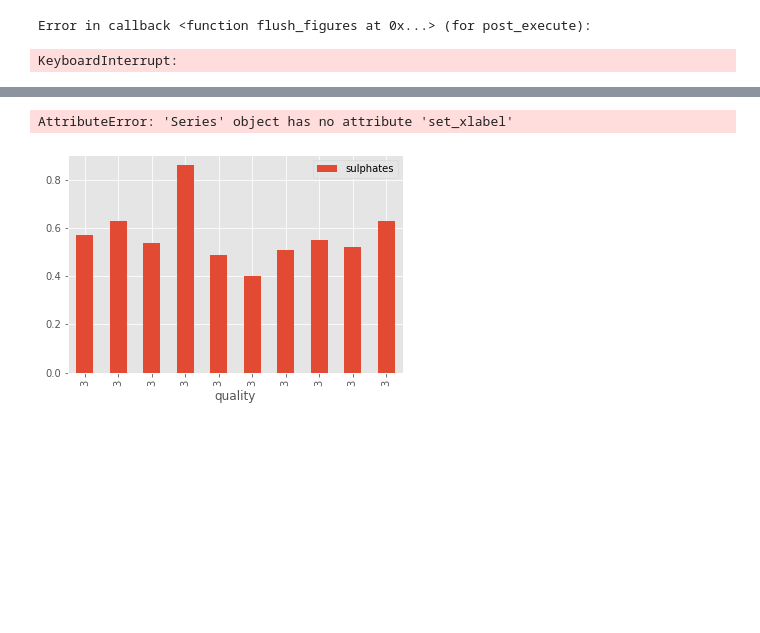
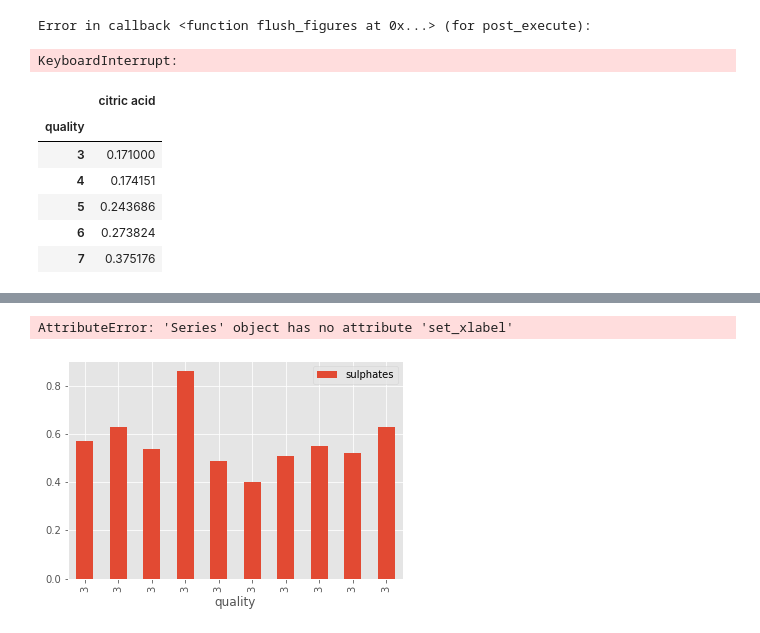
Before and after one commit to pniksa/Day8, a Jupyter notebook: Visualization.ipynb, the cells around one changed output, grey strips where cells are left out. Saved outputs shown, nothing was run; the diff lists cells and outputs as text; code cells hidden in the pictures; blank space fills up the shorter version.

```diff
--- a/Visualization.ipynb
+++ b/Visualization.ipynb
@@ -125,3 +125,14 @@ plot2.set_ylabel('sulphates')
 Text(0, 0.5, 'sulphates')
 Error in callback <function flush_figures at 0x...> (for post_execute):
 KeyboardInterrupt:
+# %%
+qualgroup = df.groupby('quality').agg('mean')
+qualgroup[['citric acid']].head()
+# %% [output]
+|  | citric acid |
+| quality |  |
+| 3 | 0.171000 |
+| 4 | 0.174151 |
+| 5 | 0.243686 |
+| 6 | 0.273824 |
+| 7 | 0.375176 |
```
Also changed, not shown: parts of 2 cells of this notebook.
